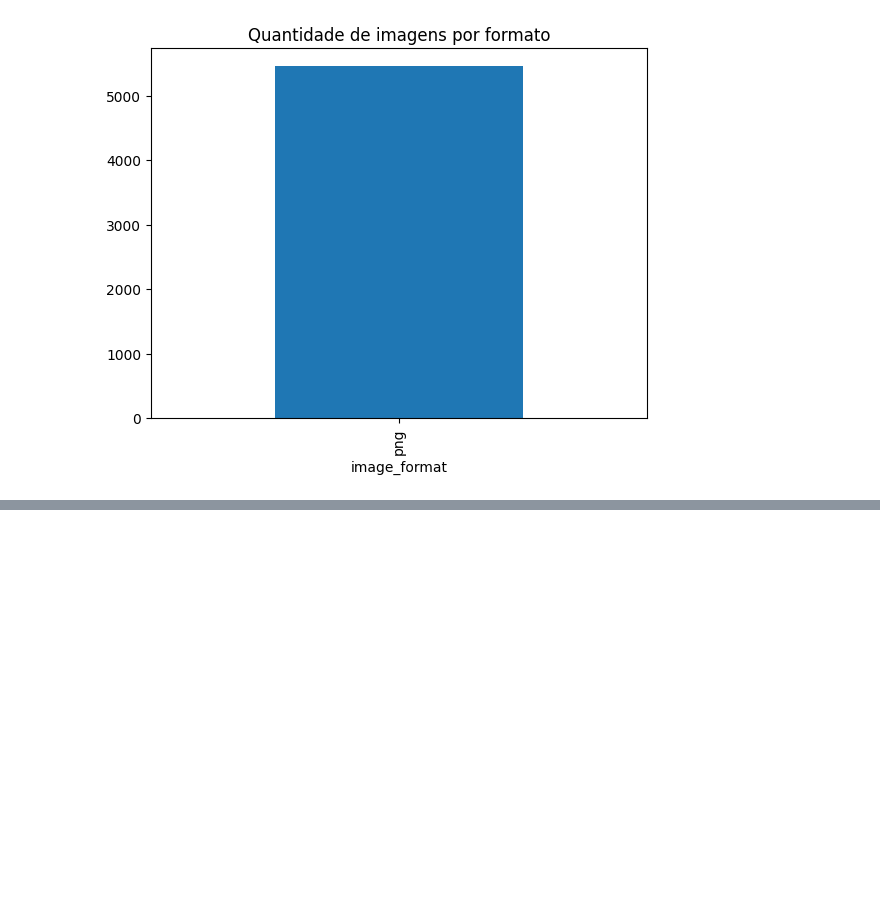
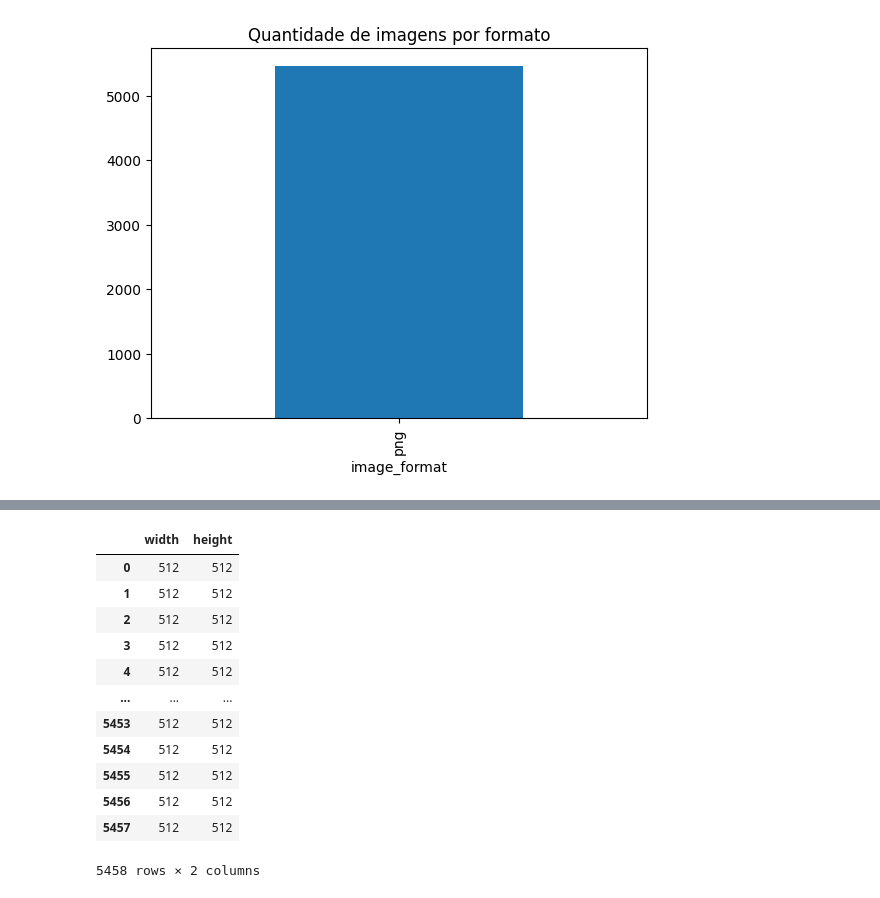
Before and after one commit to jessicamotam/AvantiBootcamp_ML, a Jupyter notebook: ML_Classificacao_Imagens.ipynb, the cells around one changed output, grey strips where cells are left out. Cells and saved outputs as stored; diff of their text form; code cells hidden in the pictures; blank space fills up the shorter version.

```diff
--- a/ML_Classificacao_Imagens.ipynb
+++ b/ML_Classificacao_Imagens.ipynb
@@ -202,0 +234,16 @@ df['image_format'].value_counts().plot(kind='bar', title='Quantidade de imagens
+# %%
+df[['width','height']]
+# %% [output]
+|  | width | height |
+| 0 | 512 | 512 |
+| 1 | 512 | 512 |
+| 2 | 512 | 512 |
+| 3 | 512 | 512 |
+| 4 | 512 | 512 |
+| ... | ... | ... |
+| 5453 | 512 | 512 |
+| 5454 | 512 | 512 |
+| 5455 | 512 | 512 |
+| 5456 | 512 | 512 |
+| 5457 | 512 | 512 |
+5458 rows × 2 columns
```
Also changed, not shown: parts of 22 cells of this notebook.
